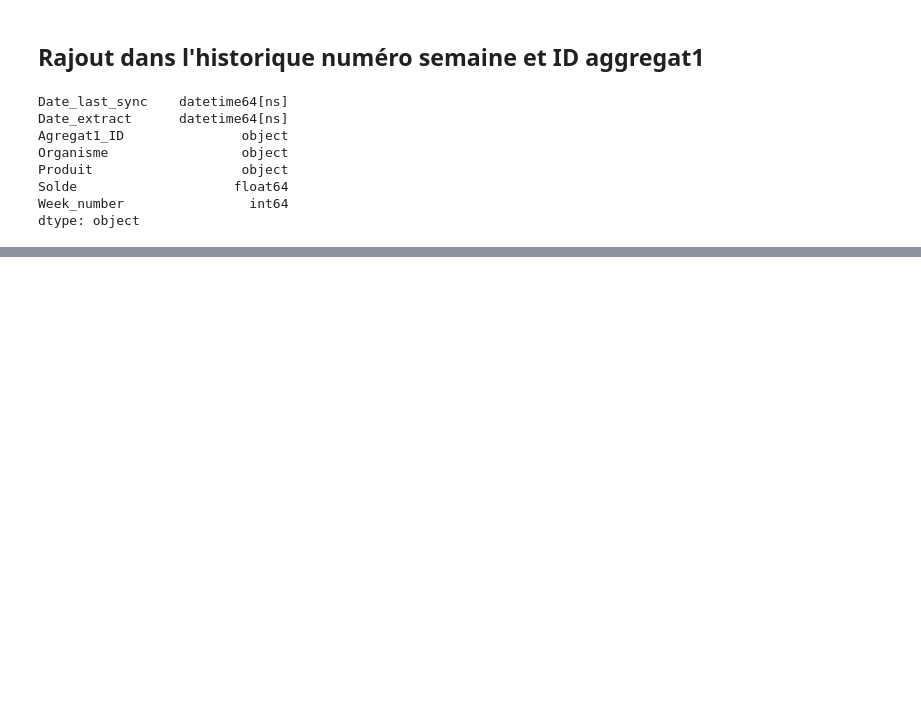
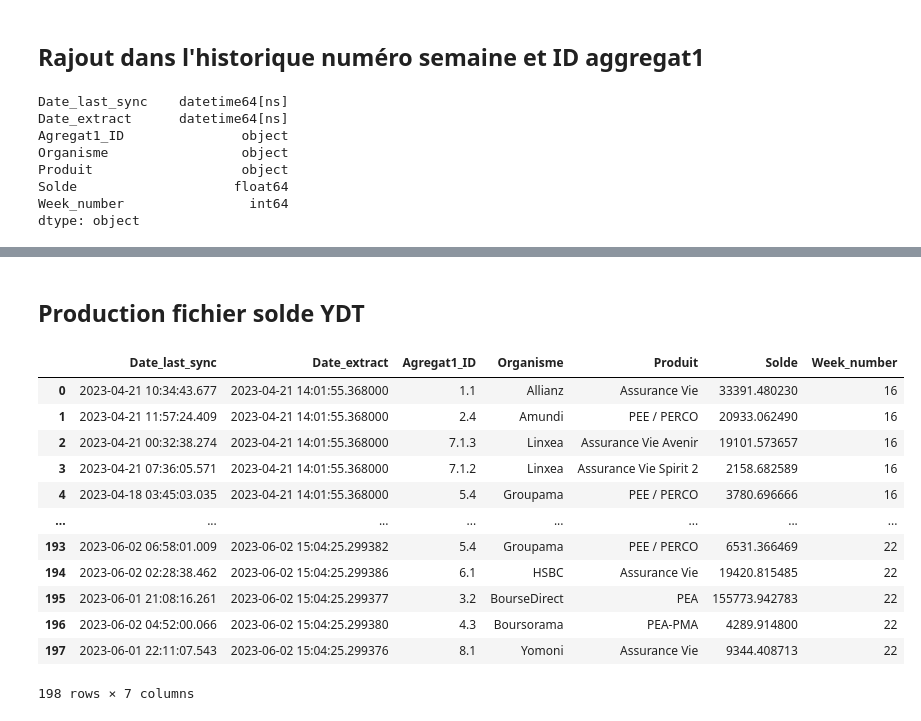
Before and after one commit to BenoitProst/finary, a Jupyter notebook: Wealth Extract Analysis.ipynb, the cells around one changed output, grey strips where cells are left out. Saved outputs shown, nothing was run; the diff lists cells and outputs as text; code cells hidden in the pictures; blank space fills up the shorter version.

```diff
--- a/Wealth Extract Analysis.ipynb
+++ b/Wealth Extract Analysis.ipynb
@@ -2,6 +2,10 @@
 import json
 import pandas as pd
 import datetime
+# %%
+from pyxirr import xirr
+
+pd.options.display.float_format = '{:,.2f}'.format
 # %%
 #Concatenation des dataframes
 dfConcat = pd.read_csv('Data/Solde_Patrimoine.csv')
@@ -120,0 +181,23 @@ dfHisto.to_csv('Data/Solde_Patrimoine.csv', sep=',', encoding='utf-8', index=Fal
+# %% [markdown]
+## Production fichier solde YDT
+# %%
+dfSolde = pd.read_csv('Data/Solde_Patrimoine.csv')
+
+dfSolde['Date_last_sync'] = pd.to_datetime(dfSolde['Date_last_sync']).dt.tz_localize(None)
+dfSolde['Date_extract'] = pd.to_datetime(dfSolde['Date_extract']).dt.tz_localize(None)
+# %%
+dfSolde
+# %% [output]
+|  | Date_last_sync | Date_extract | Agregat1_ID | Organisme | Produit | Solde | Week_number |
+| 0 | 2023-04-21 10:34:43.677 | 2023-04-21 14:01:55.368000 | 1.1 | Allianz | Assurance Vie | 33391.480230 | 16 |
+| 1 | 2023-04-21 11:57:24.409 | 2023-04-21 14:01:55.368000 | 2.4 | Amundi | PEE / PERCO | 20933.062490 | 16 |
+| 2 | 2023-04-21 00:32:38.274 | 2023-04-21 14:01:55.368000 | 7.1.3 | Linxea | Assurance Vie Avenir | 19101.573657 | 16 |
+| 3 | 2023-04-21 07:36:05.571 | 2023-04-21 14:01:55.368000 | 7.1.2 | Linxea | Assurance Vie Spirit 2 | 2158.682589 | 16 |
+| 4 | 2023-04-18 03:45:03.035 | 2023-04-21 14:01:55.368000 | 5.4 | Groupama | PEE / PERCO | 3780.696666 | 16 |
+| ... | ... | ... | ... | ... | ... | ... | ... |
+| 193 | 2023-06-02 06:58:01.009 | 2023-06-02 15:04:25.299382 | 5.4 | Groupama | PEE / PERCO | 6531.366469 | 22 |
+| 194 | 2023-06-02 02:28:38.462 | 2023-06-02 15:04:25.299386 | 6.1 | HSBC | Assurance Vie | 19420.815485 | 22 |
+| 195 | 2023-06-01 21:08:16.261 | 2023-06-02 15:04:25.299377 | 3.2 | BourseDirect | PEA | 155773.942783 | 22 |
+| 196 | 2023-06-02 04:52:00.066 | 2023-06-02 15:04:25.299380 | 4.3 | Boursorama | PEA-PMA | 4289.914800 | 22 |
+| 197 | 2023-06-01 22:11:07.543 | 2023-06-02 15:04:25.299376 | 8.1 | Yomoni | Assurance Vie | 9344.408713 | 22 |
+198 rows × 7 columns
```
Also changed, not shown: parts of 36 cells of this notebook, 2 other files.
